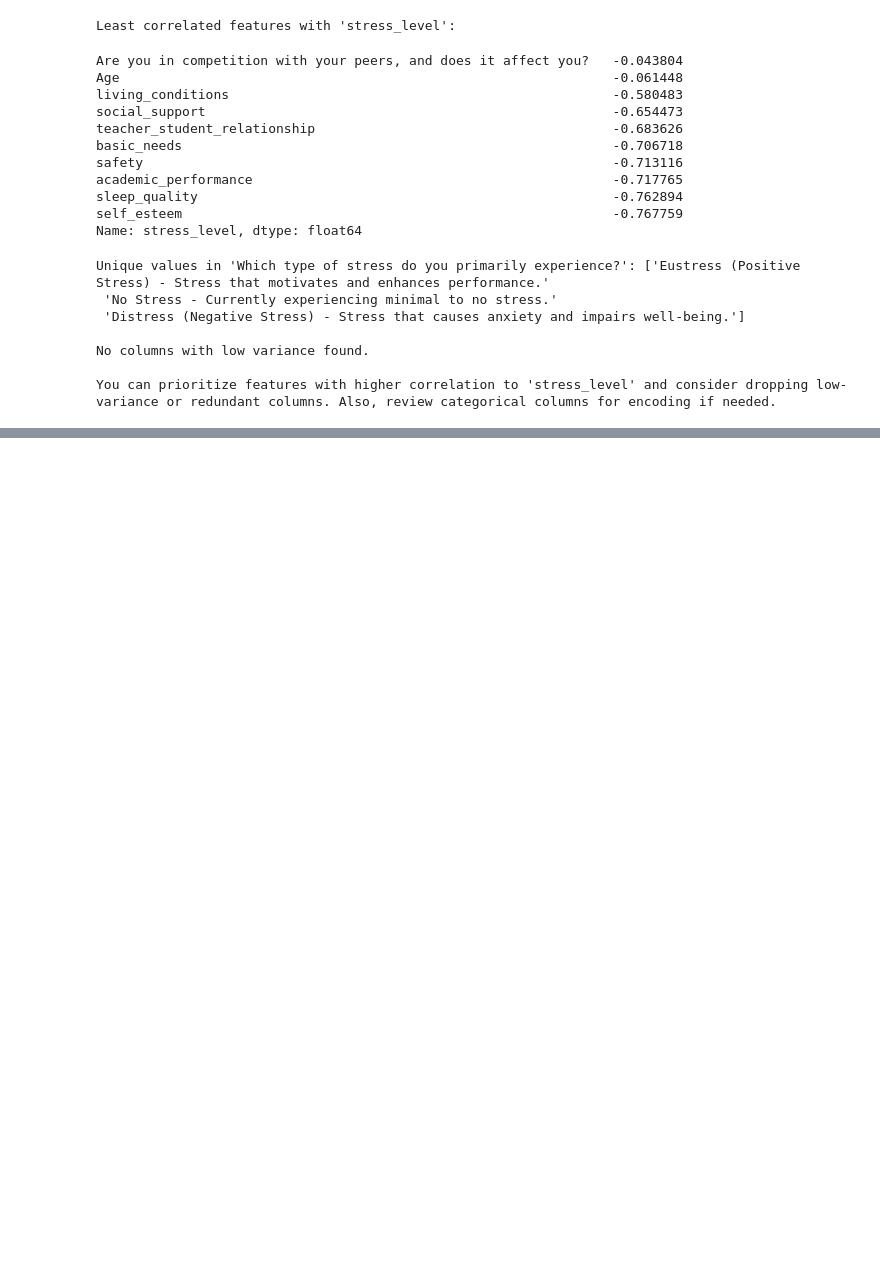
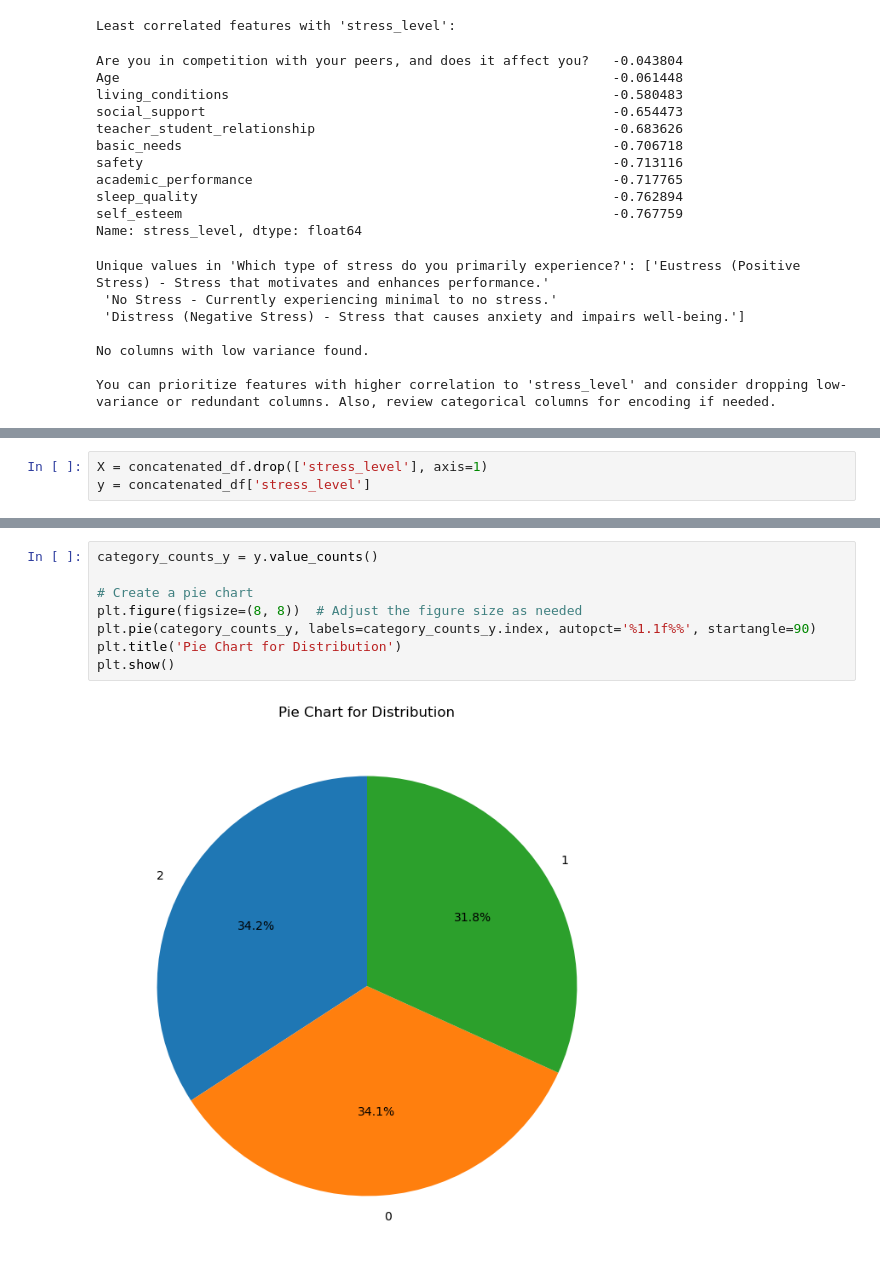
Before and after one commit to SyahrulRahmadan/Tugas_Matrikulasi_Alpro_S2, a Jupyter notebook: EDA.ipynb, the cells around one changed output, grey strips where cells are left out. Drawn from its saved outputs; the diff is of its cells as text; blank space fills up the shorter version.

```diff
--- a/EDA.ipynb
+++ b/EDA.ipynb
@@ -451,0 +454,3 @@ You can prioritize features with higher correlation to 'stress_level' and consid
+# %%
+X = concatenated_df.drop(['stress_level'], axis=1)
+y = concatenated_df['stress_level']
@@ -451,0 +472,10 @@ You can prioritize features with higher correlation to 'stress_level' and consid
+# %%
+category_counts_y = y.value_counts()
+
+# Create a pie chart
+plt.figure(figsize=(8, 8))  # Adjust the figure size as needed
+plt.pie(category_counts_y, labels=category_counts_y.index, autopct='%1.1f%%', startangle=90)
+plt.title('Pie Chart for Distribution')
+plt.show()
+# %% [output]
+[figure, added]
```
Also changed, not shown: parts of 5 cells of this notebook.
